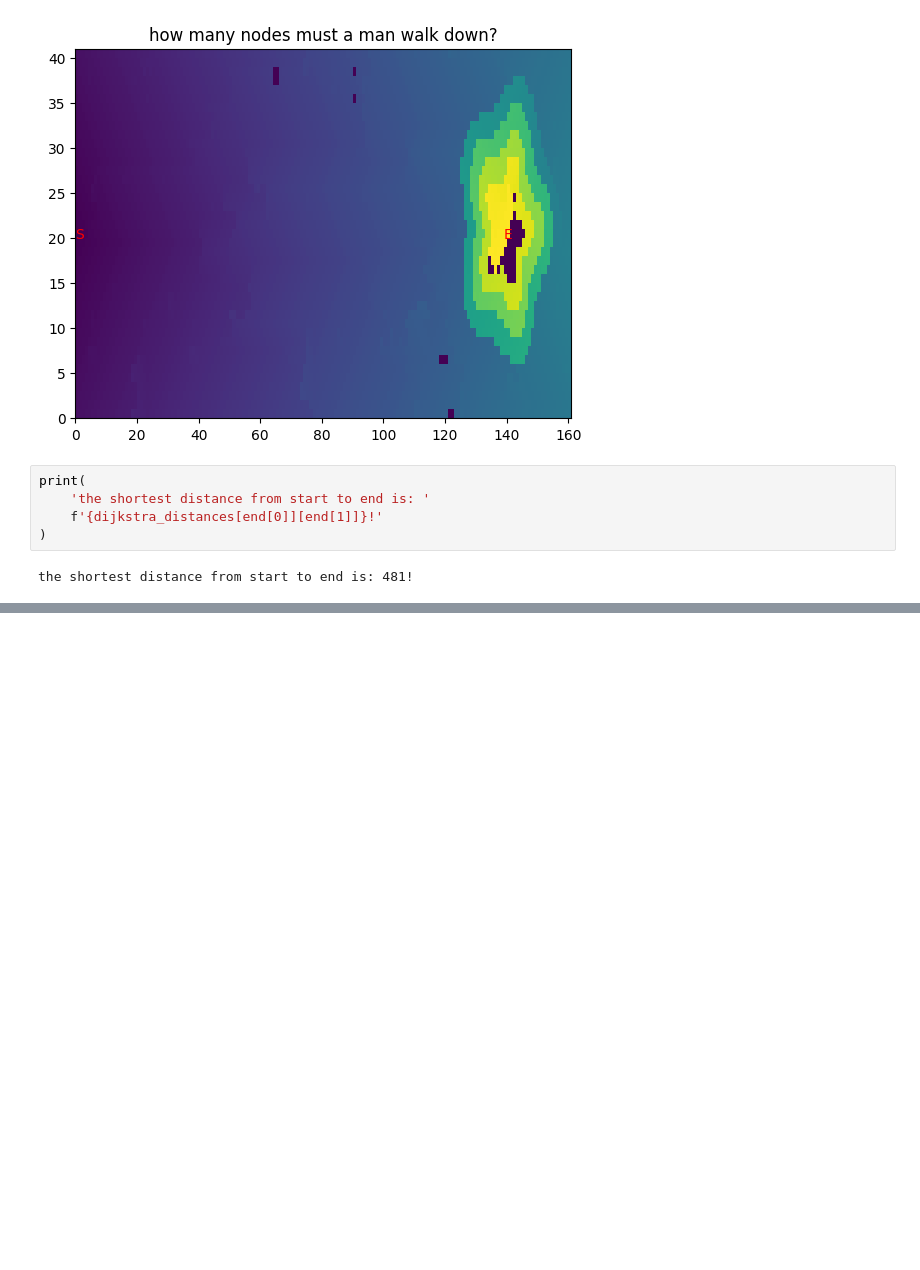
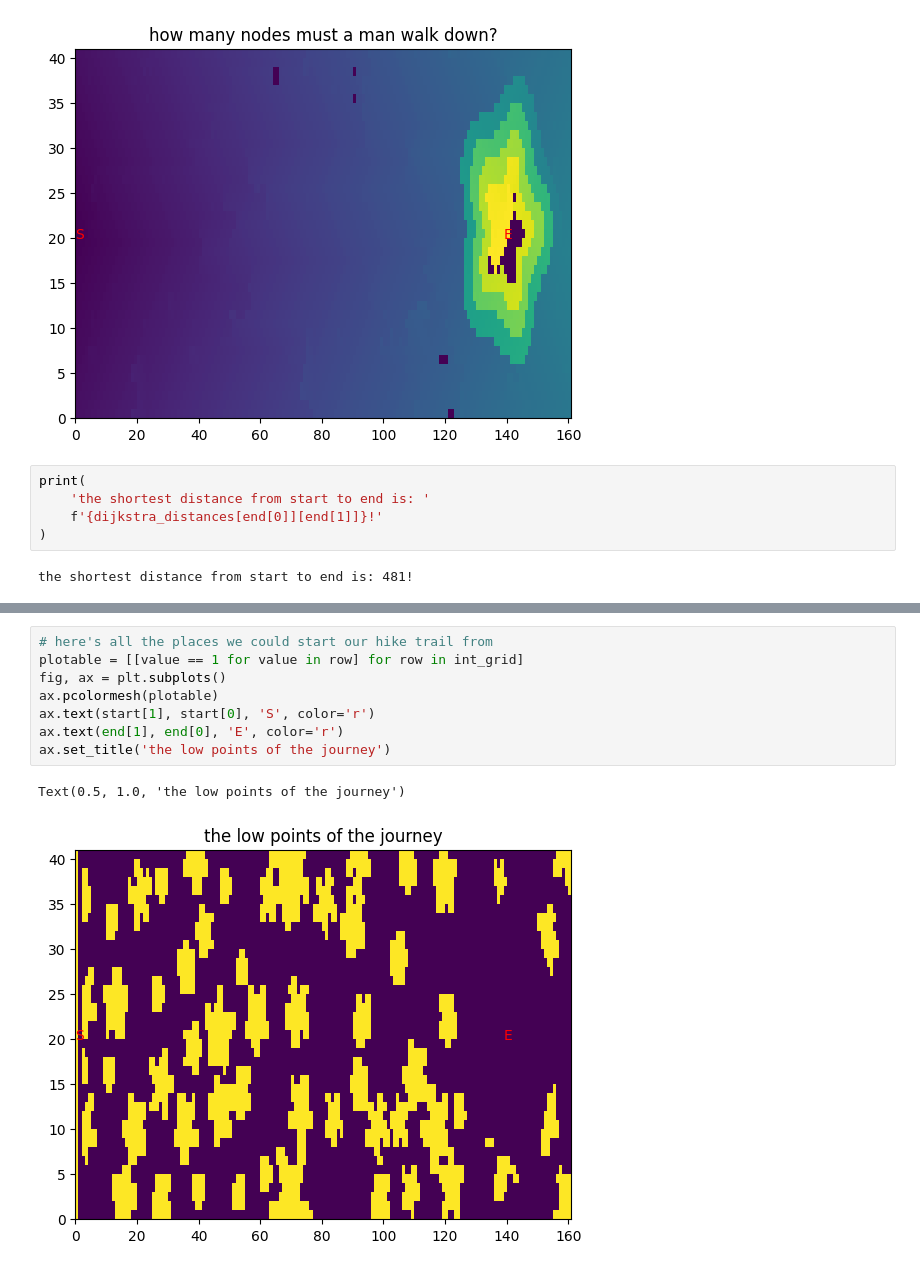
Before and after one commit to nouseforkeys/advent_of_code_22, a Jupyter notebook: day_12.ipynb, the cells around one changed output, grey strips where cells are left out. Cells and saved outputs as stored; diff of their text form; blank space fills up the shorter version.

```diff
--- a/day_12.ipynb
+++ b/day_12.ipynb
@@ -184,0 +200,11 @@ the shortest distance from start to end is: 481!
+# %%
+# here's all the places we could start our hike trail from
+plotable = [[value == 1 for value in row] for row in int_grid]
+fig, ax = plt.subplots()
+ax.pcolormesh(plotable)
+ax.text(start[1], start[0], 'S', color='r')
+ax.text(end[1], end[0], 'E', color='r')
+ax.set_title('the low points of the journey')
+# %% [output]
+Text(0.5, 1.0, 'the low points of the journey')
+[figure, added]
```
Also changed, not shown: parts of 7 cells of this notebook.
